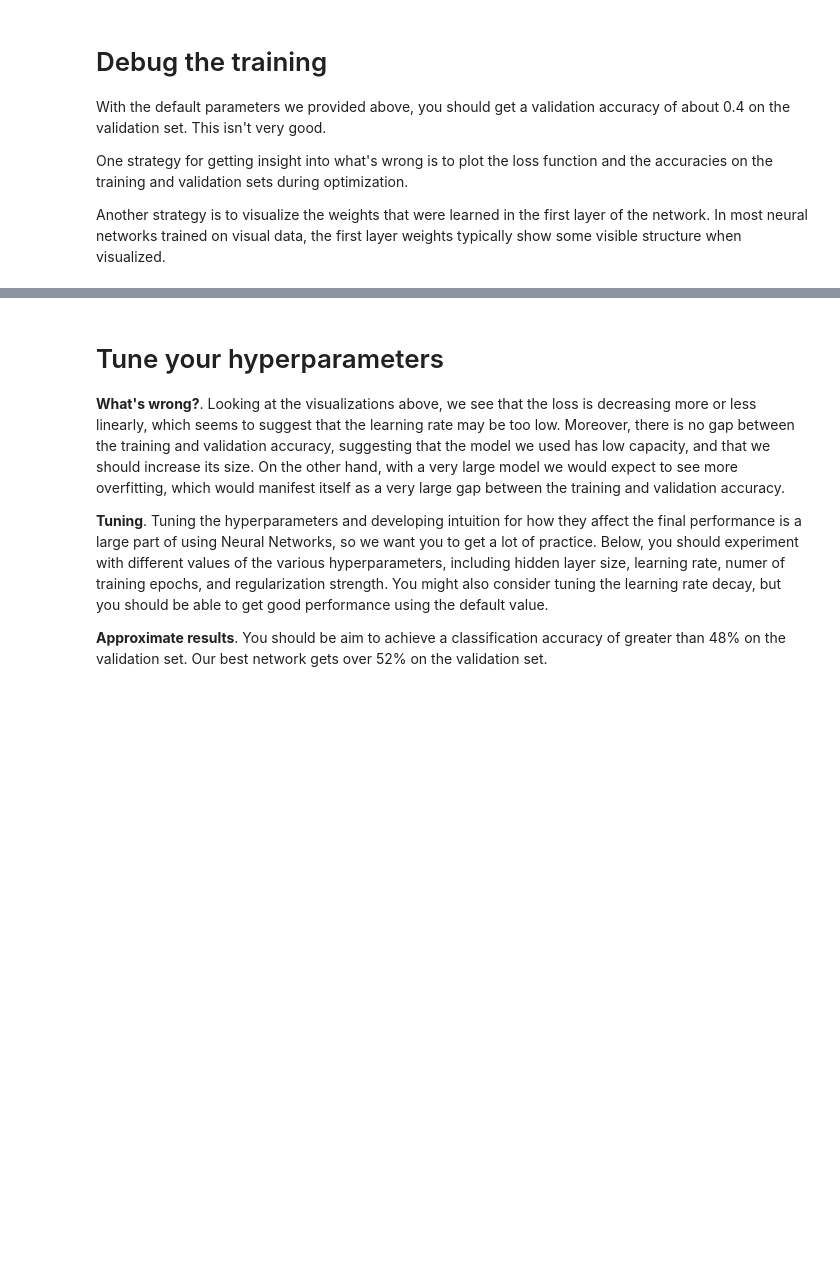
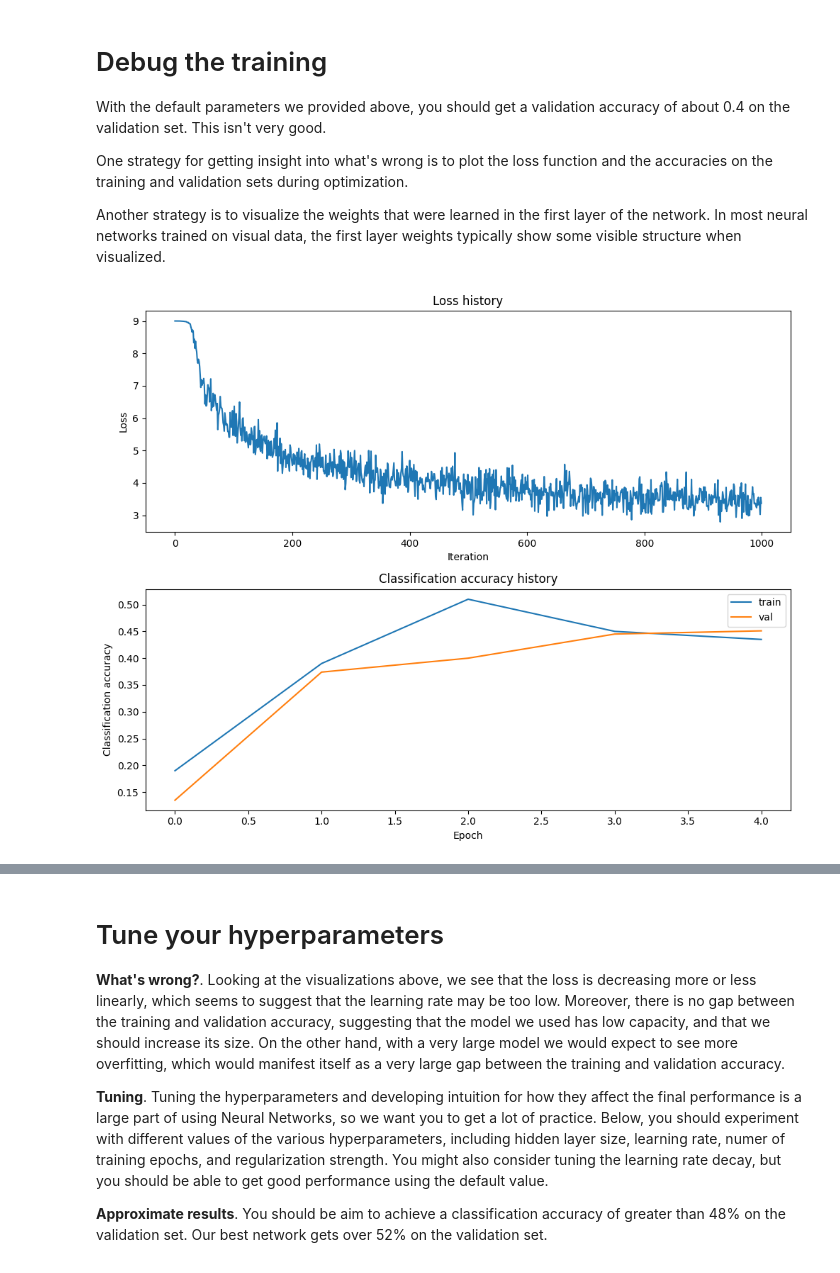
Before and after one commit to JaxRaffnix/Neuronale-Netze, a Jupyter notebook: 05_two_layer_net.ipynb, the cells around one changed output, grey strips where cells are left out. Saved outputs shown, nothing was run; the diff lists cells and outputs as text; code cells hidden in the pictures; blank space fills up the shorter version.

```diff
--- a/05_two_layer_net.ipynb
+++ b/05_two_layer_net.ipynb
@@ -13,14 +13,3 @@ The original code for this exercise was published as an assignment in the [CS231
 - LastName: Hoegen
 - MatriculationNumber: 82358
 ----------
-# %%
-cifar10_dir = 'datasets/cifar-10-batches-py'
-
-import os.path
-
-# Get the CIFAR10 data if not present
-if os.path.isdir(cifar10_dir):
-    print ("CIFAR10 folder exist, skipping download. If you encouter errors, load and unpack the data manually.")
-else:
-    !mkdir datasets/
-    !cd datasets/ && wget https://www.cs.toronto.edu/~kriz/cifar-10-python.tar.gz -O cifar-10-python.tar.gz && tar -xzvf cifar-10-python.tar.gz && rm cifar-10-python.tar.gz
@@ -261,19 +308,22 @@ Another strategy is to visualize the weights that were learned in the first laye
 # %%
 # Plot the loss function and train / validation accuracies
 plt.subplot(2, 1, 1)
 plt.plot(stats['loss_history'])
 plt.title('Loss history')
 plt.xlabel('Iteration')
 plt.ylabel('Loss')
 
 plt.subplot(2, 1, 2)
 plt.plot(stats['train_acc_history'], label='train')
 plt.plot(stats['val_acc_history'], label='val')
 plt.title('Classification accuracy history')
 plt.xlabel('Epoch')
 plt.ylabel('Classification accuracy')
 plt.legend()
+plt.tight_layout()
 plt.show()
+# %% [output]
+[figure, added]
 # %%
 from EITB712M.vis_utils import visualize_grid
 
```
Also changed, not shown: parts of 15 cells of this notebook, 5 other files.
